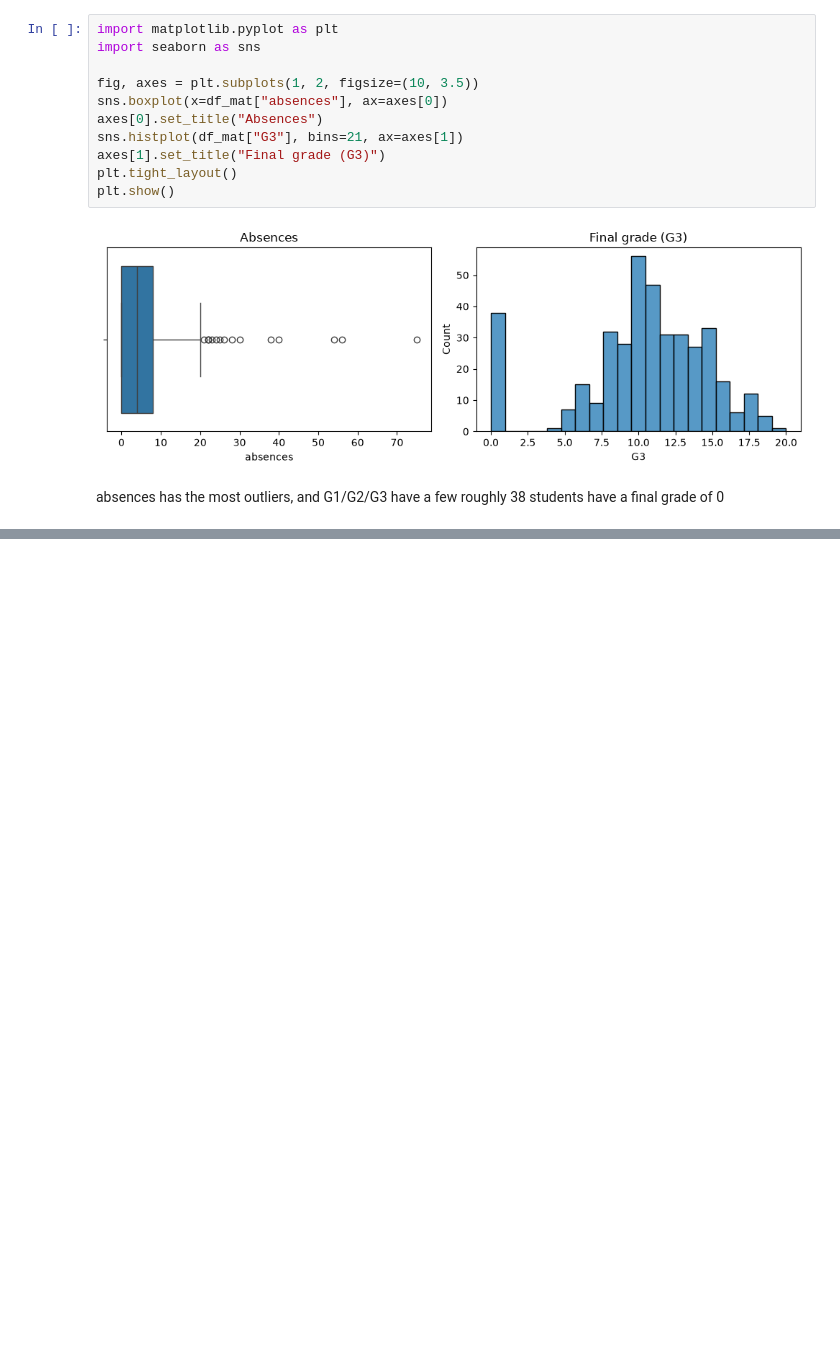
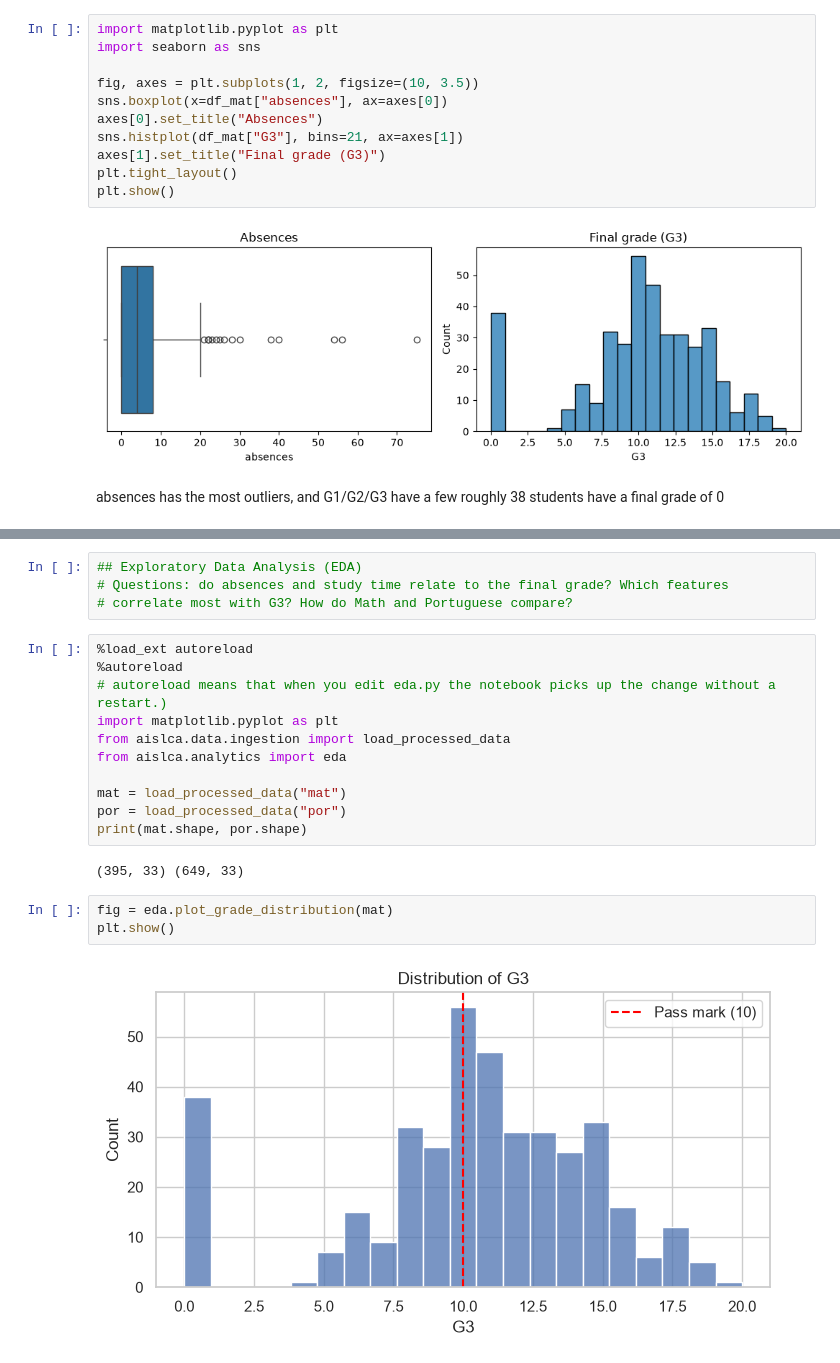
Before and after one commit to prajwal-sv/AI-Learning-Career-Assistant, a Jupyter notebook: notebooks/01_data_analysis.ipynb, the cells around one changed output, grey strips where cells are left out. Saved outputs shown, nothing was run; the diff lists cells and outputs as text; blank space fills up the shorter version.

Commit message:
docs: add EDA charts and findings to notebook

```diff
--- a/notebooks/01_data_analysis.ipynb
+++ b/notebooks/01_data_analysis.ipynb
@@ -121,0 +137,22 @@ roughly 38 students have a final grade of 0
+# %%
+## Exploratory Data Analysis (EDA)
+# Questions: do absences and study time relate to the final grade? Which features
+# correlate most with G3? How do Math and Portuguese compare?
+# %%
+%load_ext autoreload
+%autoreload
+# autoreload means that when you edit eda.py the notebook picks up the change without a restart.)
+import matplotlib.pyplot as plt
+from aislca.data.ingestion import load_processed_data
+from aislca.analytics import eda
+
+mat = load_processed_data("mat")
+por = load_processed_data("por")
+print(mat.shape, por.shape)
+# %% [output]
+(395, 33) (649, 33)
+# %%
+fig = eda.plot_grade_distribution(mat)
+plt.show()
+# %% [output]
+[figure, added]
```
Also changed, not shown: parts of 7 cells of this notebook.
